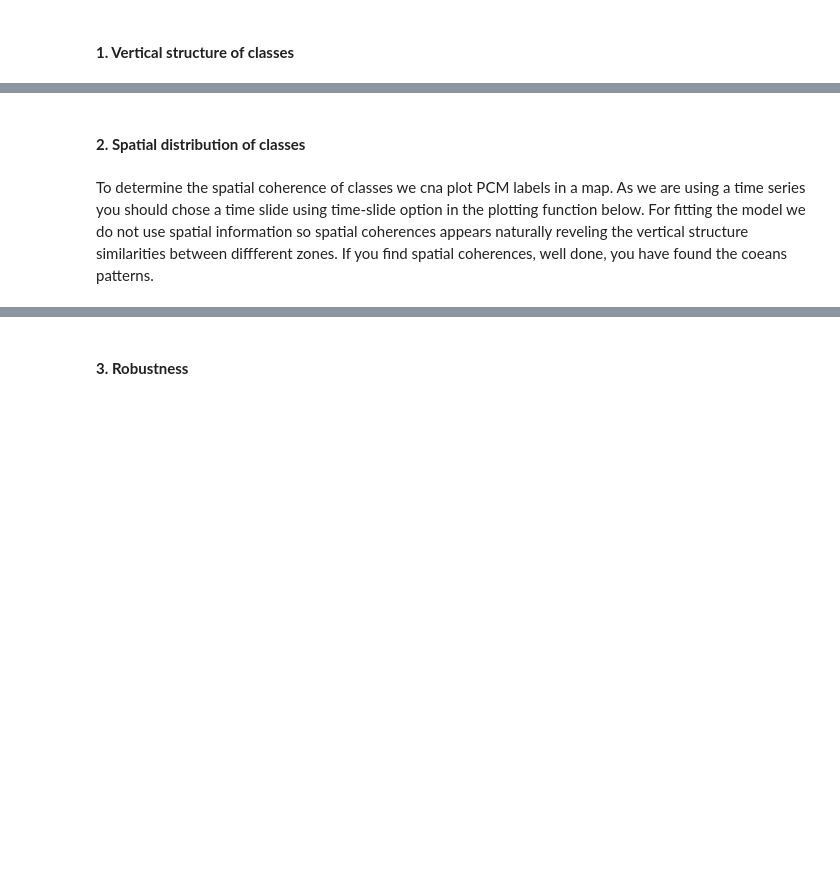
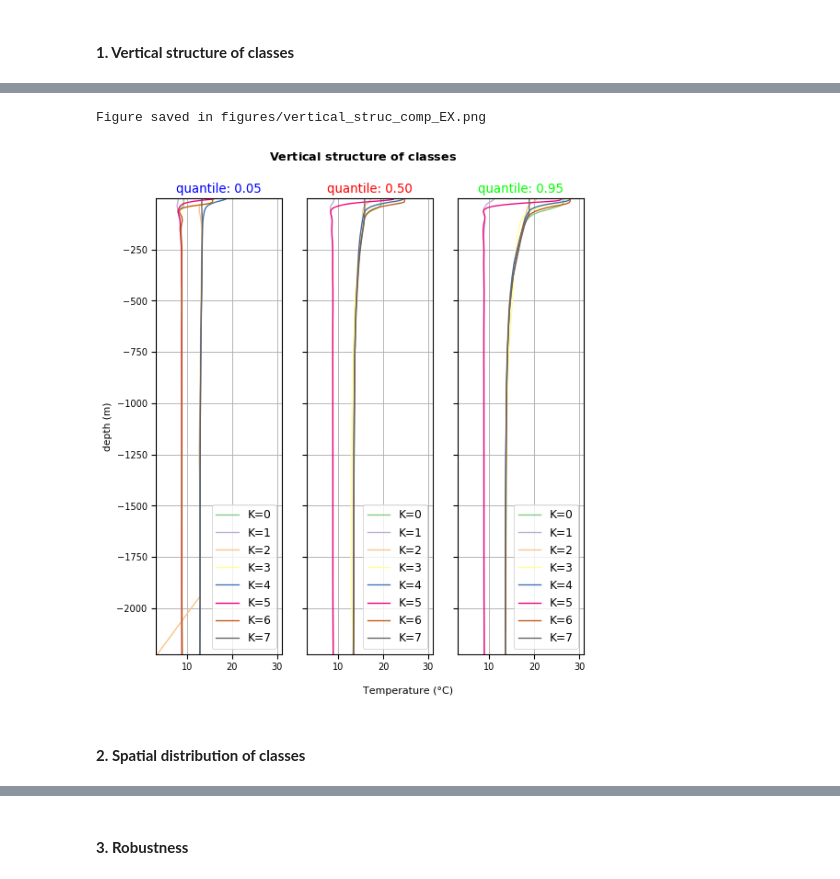
Before and after one commit to euroargodev/BlueCloud, a Jupyter notebook: predict_PCMlabels_and_plot.ipynb, the cells around one changed output, grey strips where cells are left out. Cells and saved outputs as stored; diff of their text form; code cells hidden in the pictures; blank space fills up the shorter version.

```diff
--- a/predict_PCMlabels_and_plot.ipynb
+++ b/predict_PCMlabels_and_plot.ipynb
@@ -203,8 +203,8 @@ Quantile profiles can be also plot togeather to compare the vertical structure o
 # %%
 P.vertical_structure_comp(q_variable = var_name_ds + '_Q', plot_q= 'all', xlabel='Temperature (°C)')
-#P.save_BlueCloud('figures/vertical_struc_comp_EX.png')
-P.save_BlueCloud('figures/test.png')
+P.save_BlueCloud('figures/vertical_struc_comp_EX.png')
+# %% [output]
+Figure saved in figures/vertical_struc_comp_EX.png
+[figure, added]
 # %% [markdown]
 #### __2. Spatial distribution of classes__
-# %% [markdown]
-To determine the spatial coherence of classes we cna plot PCM labels in a map. As we are using a time series you should chose a time slide using time-slide option in the plotting function below. For fitting the model we do not use spatial information so spatial coherences appears naturally reveling the vertical structure similarities between diffferent zones. If you find spatial coherences, well done, you have found the coeans patterns.
```
Also changed, not shown: parts of 30 cells of this notebook, 9 other files.
